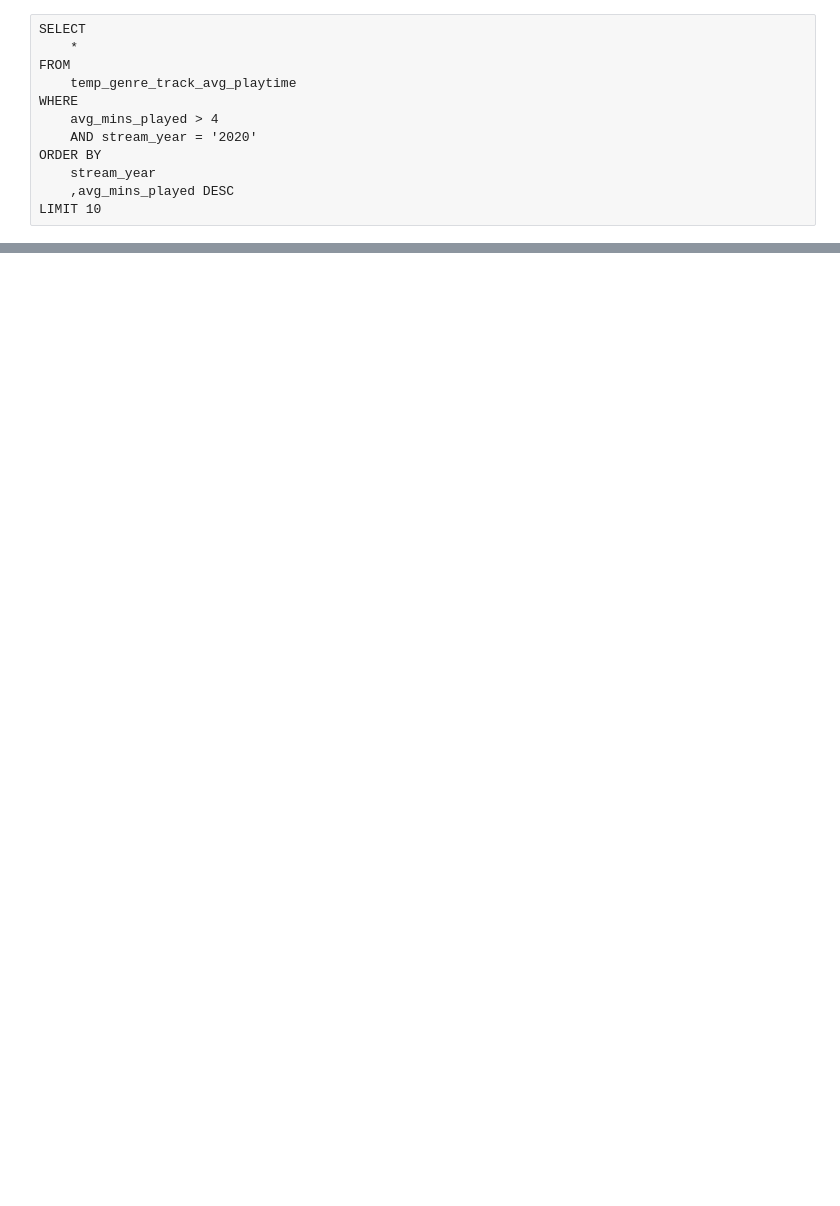
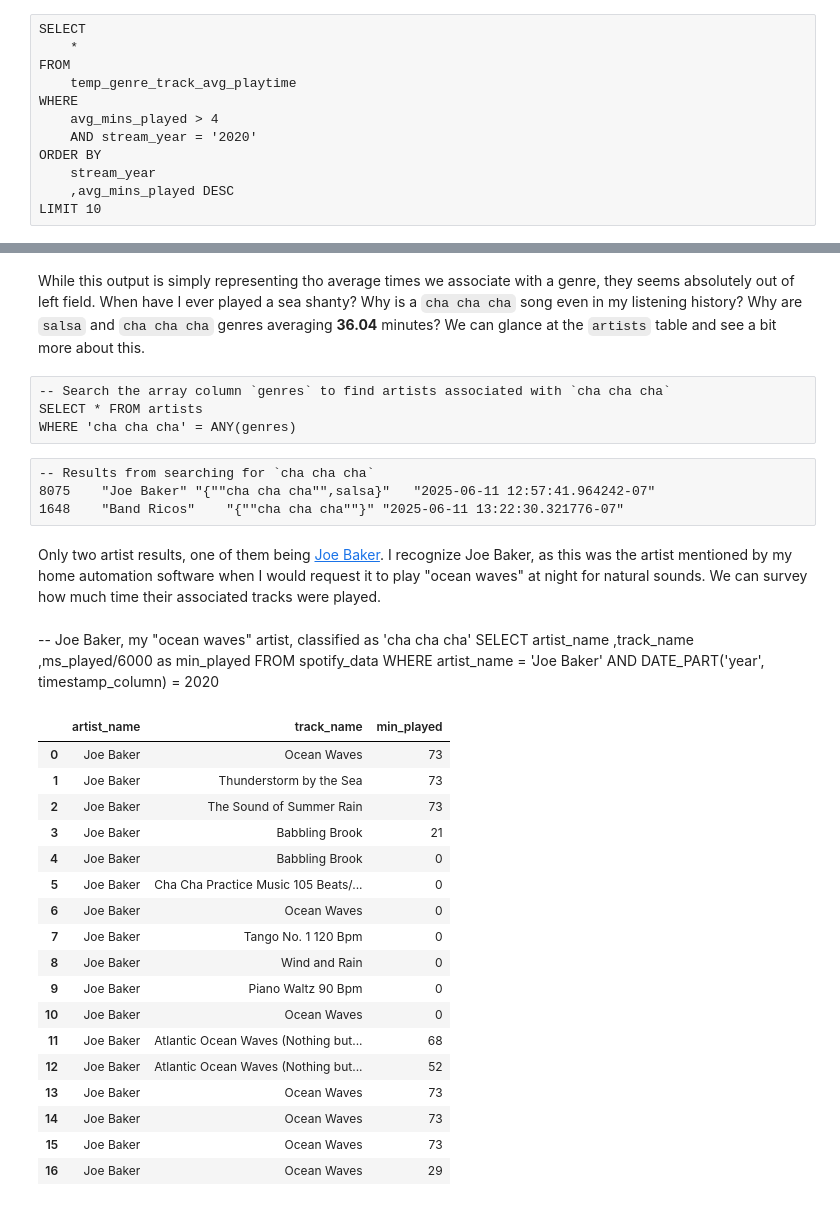
Before and after one commit to terryjbates/Spotify_Streaming_Data_Analysis, a Jupyter notebook: notebooks/Spotify_Streaming_Analysis.ipynb, the cells around one changed output, grey strips where cells are left out. Saved outputs shown, nothing was run; the diff lists cells and outputs as text; code cells hidden in the pictures; blank space fills up the shorter version.

```diff
--- a/notebooks/Spotify_Streaming_Analysis.ipynb
+++ b/notebooks/Spotify_Streaming_Analysis.ipynb
@@ -2454,0 +2496,47 @@ LIMIT 10
+# %% [markdown]
+While this output is simply representing tho average times we associate with a genre, they seems absolutely out of left field. When have I ever played a sea shanty? Why is a `cha cha cha` song even in my listening history? Why are `salsa` and `cha cha cha` genres averaging **36.04** minutes? We can glance at the `artists` table and see a bit more about this.
+# %% [raw]
+-- Search the array column `genres` to find artists associated with `cha cha cha`
+SELECT * FROM artists
+WHERE 'cha cha cha' = ANY(genres)
+# %% [raw]
+-- Results from searching for `cha cha cha`
+8075	"Joe Baker"	"{""cha cha cha"",salsa}"	"2025-06-11 12:57:41.964242-07"
+1648	"Band Ricos"	"{""cha cha cha""}"	"2025-06-11 13:22:30.321776-07"
+# %% [markdown]
+Only two artist results, one of them being [Joe Baker](https://open.spotify.com/album/26jfzSuXL8FWoTMpUyc8Od?si=jz4GEjctS0-6_sxxGNQqvg). I recognize Joe Baker, as this was the artist mentioned by my home automation software when I would request it to play "ocean waves" at night for natural sounds. We can survey how much time their associated tracks were played.
+# %% [markdown]
+-- Joe Baker, my "ocean waves" artist, classified as 'cha cha cha'
+SELECT
+	artist_name
+	,track_name
+	,ms_played/6000 as min_played
+FROM
+	spotify_data
+WHERE
+	artist_name = 'Joe Baker'
+	AND DATE_PART('year', timestamp_column) = 2020
+# %%
+# Read in CSV for average minutes played per year
+joe_baker_2020_df = \
+    pd.read_csv(query_output_path / 'joe_baker_2020_tracks.csv')
+joe_baker_2020_df
+# %% [output]
+|  | artist_name | track_name | min_played |
+| 0 | Joe Baker | Ocean Waves | 73 |
+| 1 | Joe Baker | Thunderstorm by the Sea | 73 |
+| 2 | Joe Baker | The Sound of Summer Rain | 73 |
+| 3 | Joe Baker | Babbling Brook | 21 |
+| 4 | Joe Baker | Babbling Brook | 0 |
+| 5 | Joe Baker | Cha Cha Practice Music 105 Beats/... | 0 |
+| 6 | Joe Baker | Ocean Waves | 0 |
+| 7 | Joe Baker | Tango No. 1 120 Bpm | 0 |
+| 8 | Joe Baker | Wind and Rain | 0 |
+| 9 | Joe Baker | Piano Waltz 90 Bpm | 0 |
+| 10 | Joe Baker | Ocean Waves | 0 |
+| 11 | Joe Baker | Atlantic Ocean Waves (Nothing but... | 68 |
+| 12 | Joe Baker | Atlantic Ocean Waves (Nothing but... | 52 |
+| 13 | Joe Baker | Ocean Waves | 73 |
+| 14 | Joe Baker | Ocean Waves | 73 |
+| 15 | Joe Baker | Ocean Waves | 73 |
+| 16 | Joe Baker | Ocean Waves | 29 |
```
Also changed, not shown: parts of 41 cells of this notebook, 1 other file.
